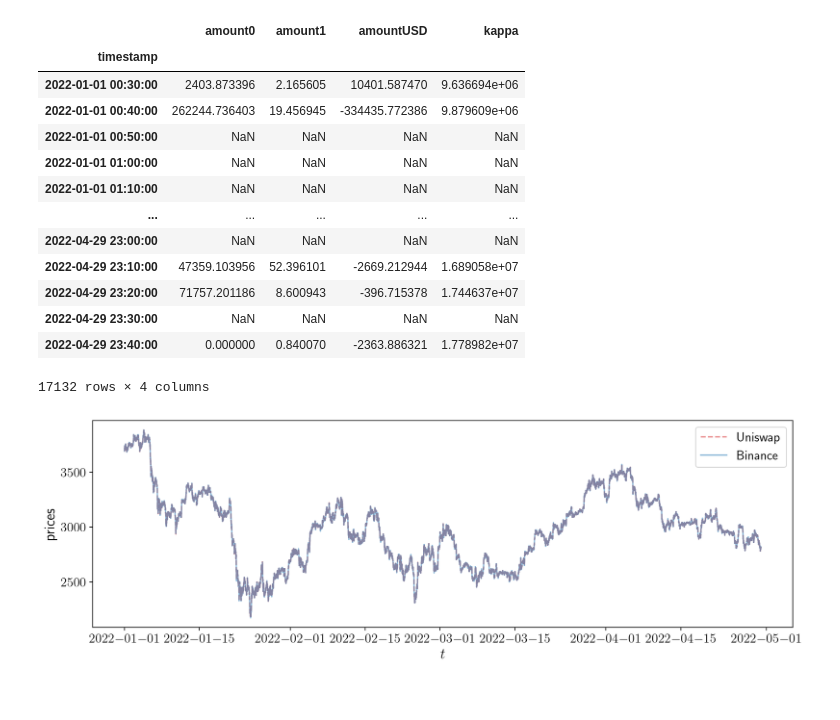
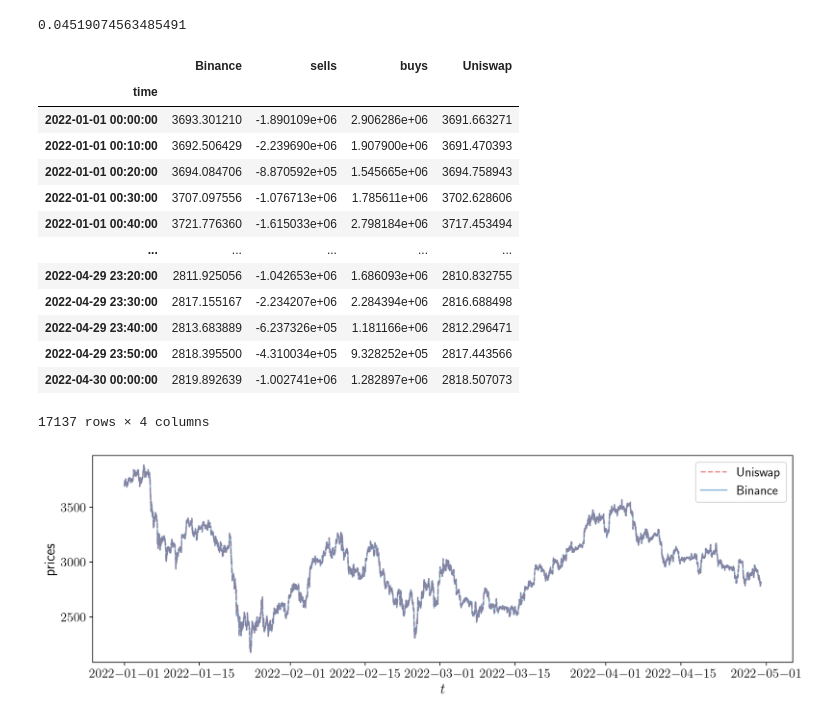
Before and after one commit to muhammadalifaqsha/amm-make-take-fee, a Jupyter notebook: 0-data-analysis.ipynb, the cells around one changed output. Drawn from its saved outputs; the diff is of its cells as text; code cells hidden in the pictures.

```diff
--- a/0-data-analysis.ipynb
+++ b/0-data-analysis.ipynb
@@ -44,24 +76,36 @@ LP_depth = crop_dates(LP_depth, d1,d2)
 # %%
-LP_depth
+aux = LP_depth.dropna()
+# Ensure the timestamp column is in datetime format
+# Group by date, calculating mean of amount0 and sum of amount1
+daily_stats = aux.groupby(aux.index.date).agg({"kappa": "mean", "amount1": "sum"})
+
+# Compute correlation between the two
+correlation = daily_stats["kappa"].corr(daily_stats["amount1"])
-# %% [output]
-|  | amount0 | amount1 | amountUSD | kappa |
-| timestamp |  |  |  |  |
-| 2022-01-01 00:30:00 | 2403.873396 | 2.165605 | 10401.587470 | 9.636694e+06 |
-| 2022-01-01 00:40:00 | 262244.736403 | 19.456945 | -334435.772386 | 9.879609e+06 |
-| 2022-01-01 00:50:00 | NaN | NaN | NaN | NaN |
-| 2022-01-01 01:00:00 | NaN | NaN | NaN | NaN |
-| 2022-01-01 01:10:00 | NaN | NaN | NaN | NaN |
-| ... | ... | ... | ... | ... |
-| 2022-04-29 23:00:00 | NaN | NaN | NaN | NaN |
-| 2022-04-29 23:10:00 | 47359.103956 | 52.396101 | -2669.212944 | 1.689058e+07 |
-| 2022-04-29 23:20:00 | 71757.201186 | 8.600943 | -396.715378 | 1.744637e+07 |
-| 2022-04-29 23:30:00 | NaN | NaN | NaN | NaN |
-| 2022-04-29 23:40:00 | 0.000000 | 0.840070 | -2363.886321 | 1.778982e+07 |
-17132 rows × 4 columns
+# %%
+correlation
+# %% [output]
+0.04519074563485491
 # %%
 df = pd.DataFrame(prices_binance).join(pd.DataFrame(sell_activity).rename(columns= {'amount0':'sells'})).join(pd.DataFrame(buy_activity).rename(columns= {'amount0':'buys'})).join(pool_price)
 # %%
 df = df.rename(columns= {'price':'Binance', 'poolPricePrev':'Uniswap'})
+# %%
+df
+# %% [output]
+|  | Binance | sells | buys | Uniswap |
+| time |  |  |  |  |
+| 2022-01-01 00:00:00 | 3693.301210 | -1.890109e+06 | 2.906286e+06 | 3691.663271 |
+| 2022-01-01 00:10:00 | 3692.506429 | -2.239690e+06 | 1.907900e+06 | 3691.470393 |
+| 2022-01-01 00:20:00 | 3694.084706 | -8.870592e+05 | 1.545665e+06 | 3694.758943 |
+| 2022-01-01 00:30:00 | 3707.097556 | -1.076713e+06 | 1.785611e+06 | 3702.628606 |
+| 2022-01-01 00:40:00 | 3721.776360 | -1.615033e+06 | 2.798184e+06 | 3717.453494 |
+| ... | ... | ... | ... | ... |
+| 2022-04-29 23:20:00 | 2811.925056 | -1.042653e+06 | 1.686093e+06 | 2810.832755 |
+| 2022-04-29 23:30:00 | 2817.155167 | -2.234207e+06 | 2.284394e+06 | 2816.688498 |
+| 2022-04-29 23:40:00 | 2813.683889 | -6.237326e+05 | 1.181166e+06 | 2812.296471 |
+| 2022-04-29 23:50:00 | 2818.395500 | -4.310034e+05 | 9.328252e+05 | 2817.443566 |
+| 2022-04-30 00:00:00 | 2819.892639 | -1.002741e+06 | 1.282897e+06 | 2818.507073 |
+17137 rows × 4 columns
 # %%
 #df = df.join(LP_depth['kappa'])
 # %%
```
Also changed, not shown: parts of 6 cells of this notebook, 4 other files.
